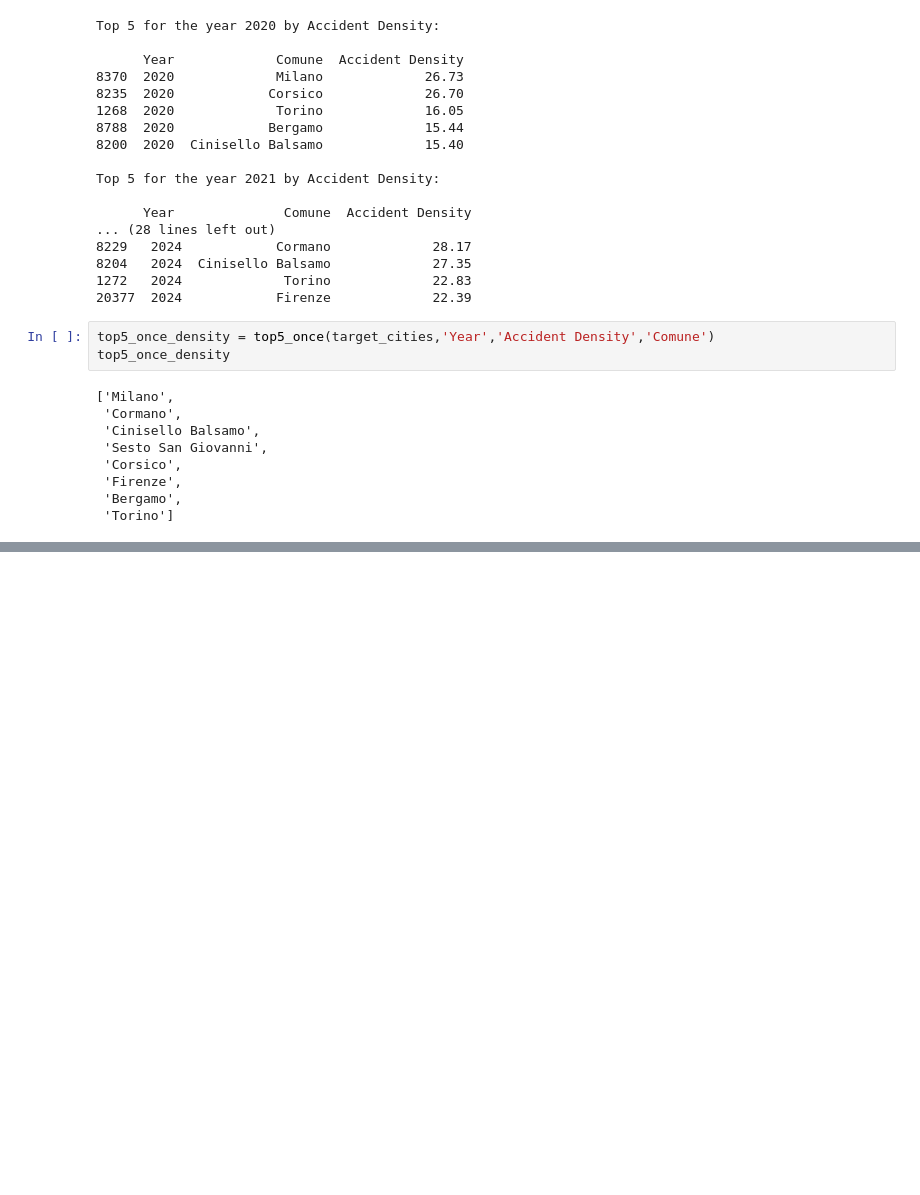
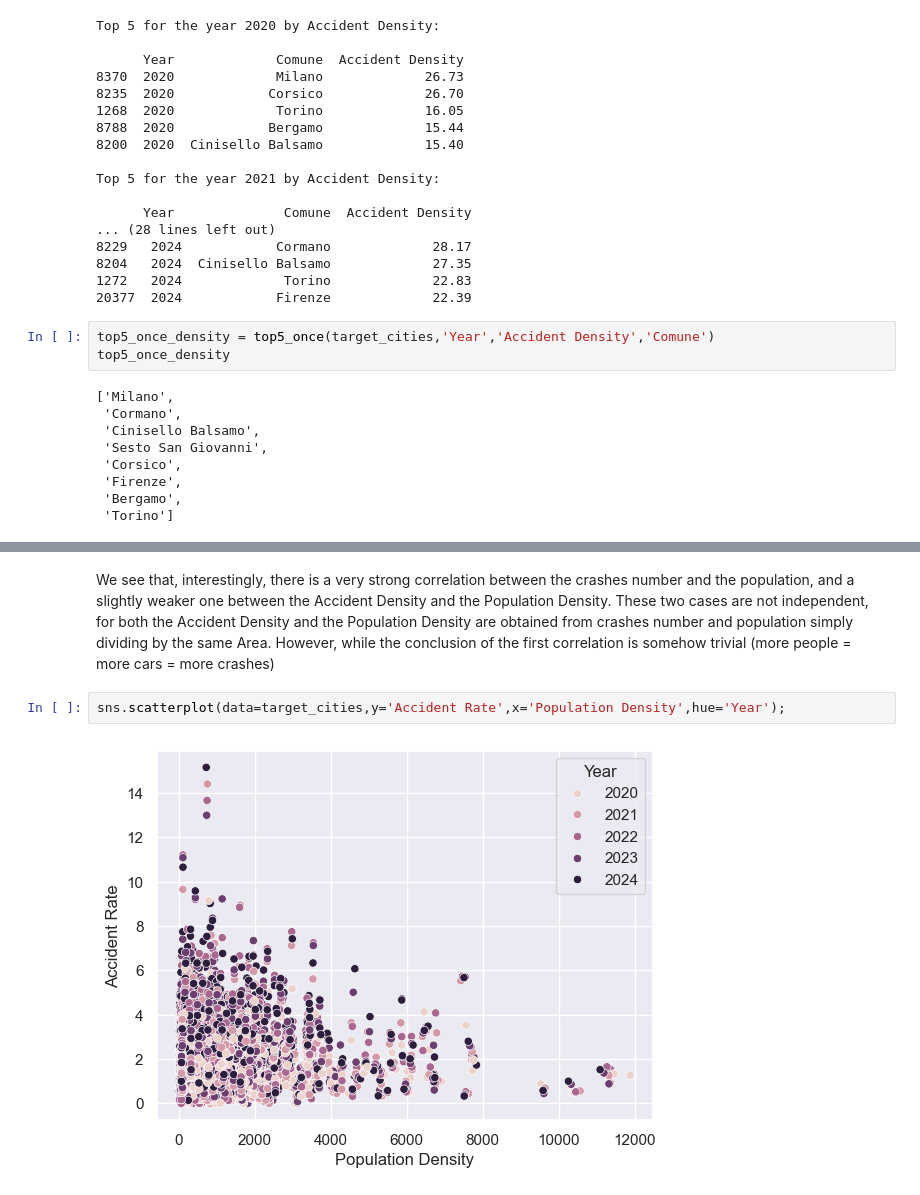
Before and after one commit to MarcoTosoni/boolean_project, a Jupyter notebook: data_analysis.ipynb, the cells around one changed output, grey strips where cells are left out. Drawn from its saved outputs; the diff is of its cells as text; blank space fills up the shorter version.

```diff
--- a/data_analysis.ipynb
+++ b/data_analysis.ipynb
@@ -654,0 +713,6 @@ top5_once_density
+# %% [markdown]
+We see that, interestingly, there is a very strong correlation between the crashes number and the population, and a slightly weaker one between the Accident Density and the Population Density. These two cases are not independent, for both the Accident Density and the Population Density are obtained from crashes number and population simply dividing by the same Area. However, while the conclusion of the first correlation is somehow trivial (more people = more cars = more crashes)
+# %%
+sns.scatterplot(data=target_cities,y='Accident Rate',x='Population Density',hue='Year');
+# %% [output]
+[figure, added]
```
Also changed, not shown: parts of 17 cells of this notebook.
